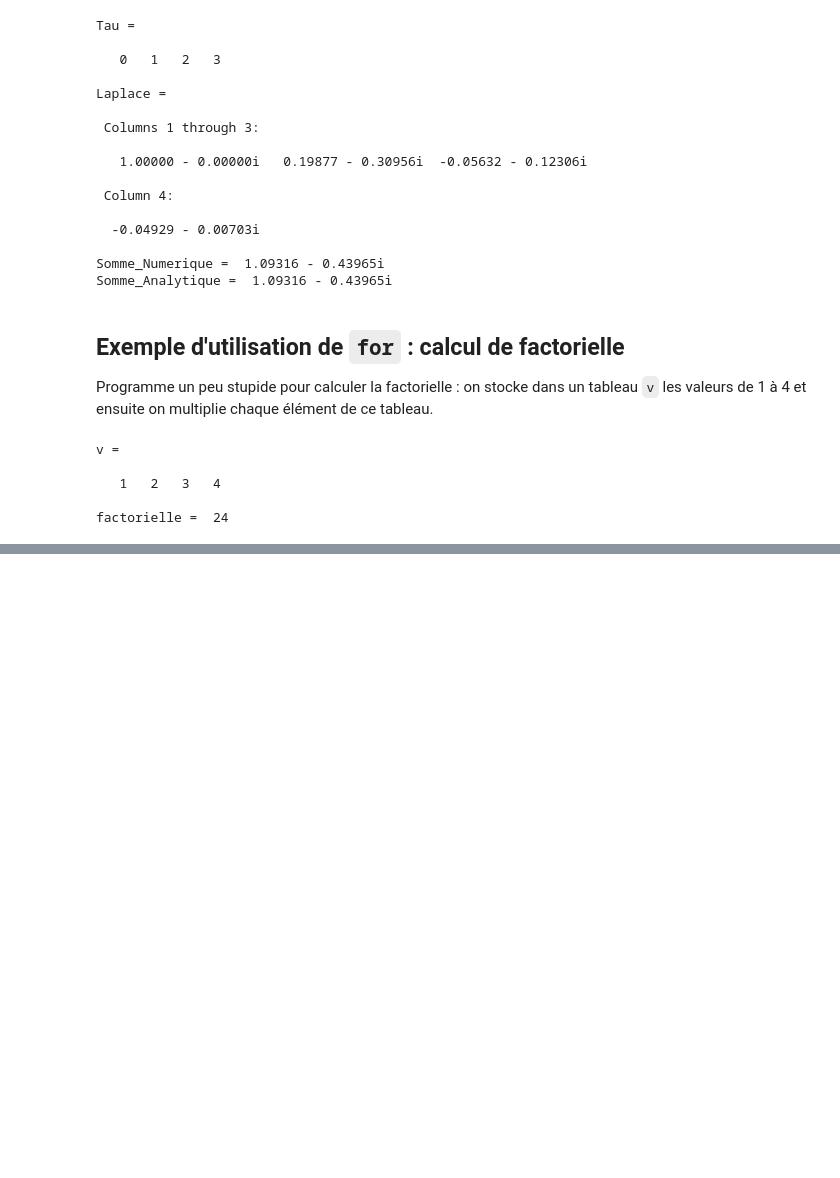
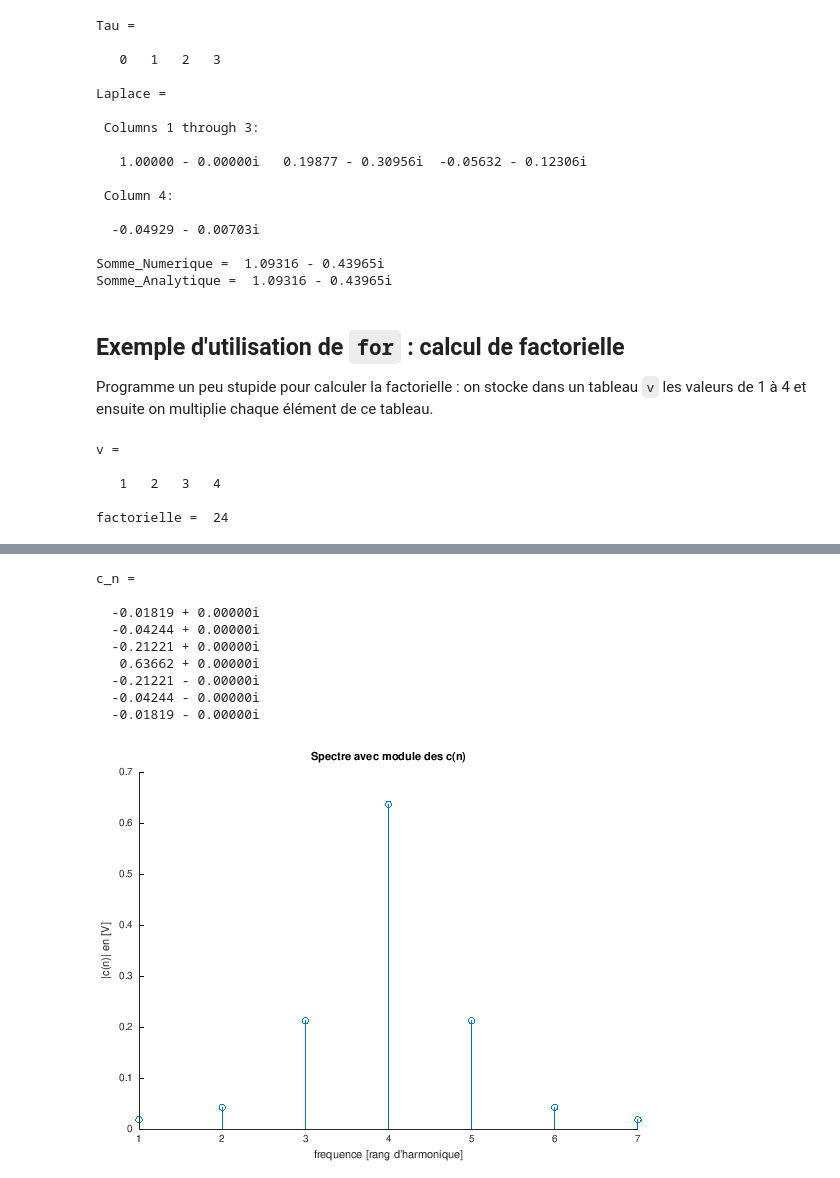
Before and after one commit to balaise31/Signal, a Jupyter notebook: continu/td/notebooks/intro_octave_2.ipynb, the cells around one changed output, grey strips where cells are left out. Drawn from its saved outputs; the diff is of its cells as text; code cells hidden in the pictures; blank space fills up the shorter version.

```diff
--- a/continu/td/notebooks/intro_octave_2.ipynb
+++ b/continu/td/notebooks/intro_octave_2.ipynb
@@ -536,0 +560,27 @@ factorielle =  24
+# %%
+clear all;
+n=-3:3;  % on calcule les c(n) de -3 à 3
+T0=pi; Te=0.01; t=0:Te:T0;   % vecteur temps
+% matrice imaginaire de toutes les vecteurs de base
+% un signal par rangée
+N = length(t);
+M = 1/T0*exp(-i*2*pi*n'*t/T0)*Te;
+
+f_de_t = abs(sin(t)); % signal à décomposer
+
+c_n = M * f_de_t'
+stem(abs(c_n));
+xlabel("frequence [rang d'harmonique]");
+ylabel("|c(n)| en [V]")
+title("Spectre avec module des c(n)");
+# %% [output]
+c_n =
+
+  -0.01819 + 0.00000i
+  -0.04244 + 0.00000i
+  -0.21221 + 0.00000i
+   0.63662 + 0.00000i
+  -0.21221 - 0.00000i
+  -0.04244 - 0.00000i
+  -0.01819 - 0.00000i
+[figure, added]
```
Also changed, not shown: parts of 34 cells of this notebook, 3 other files.
